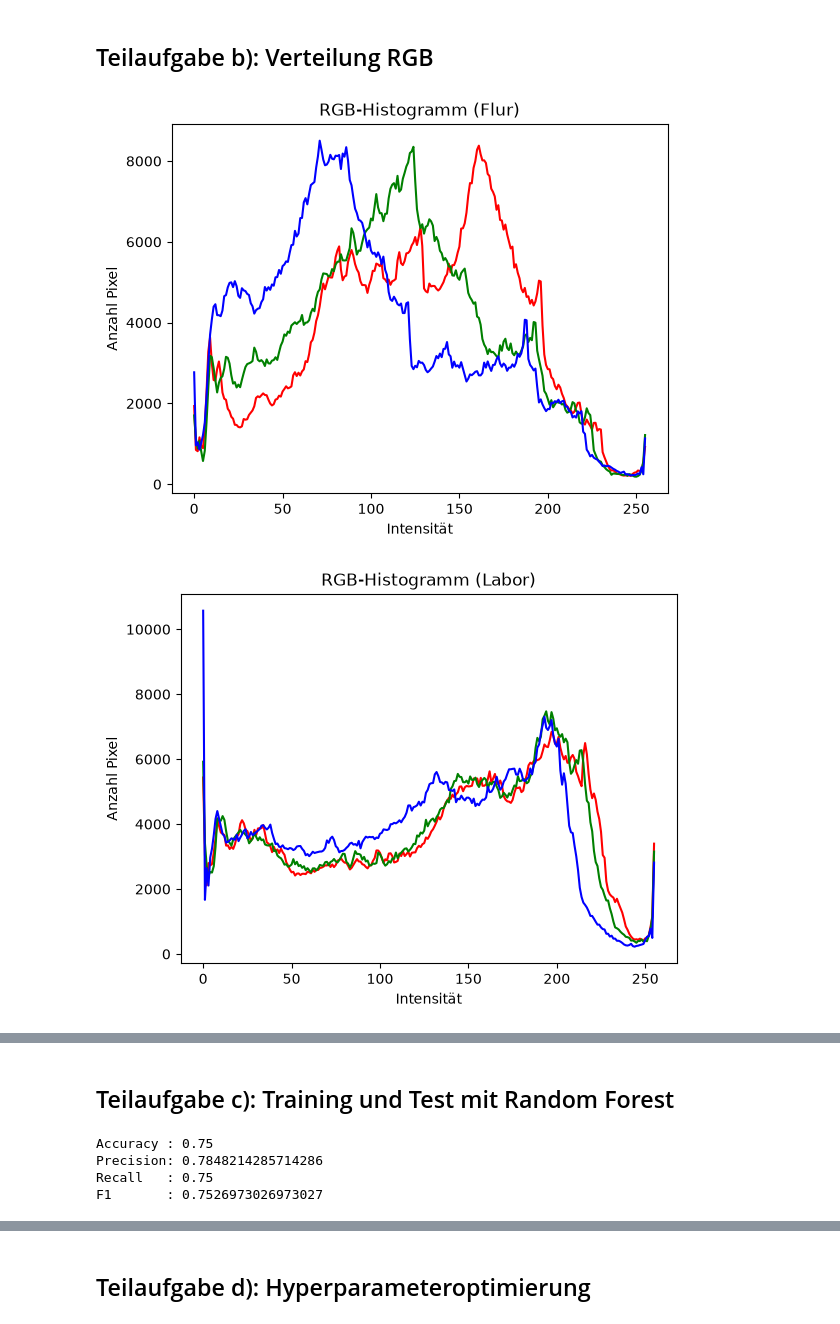
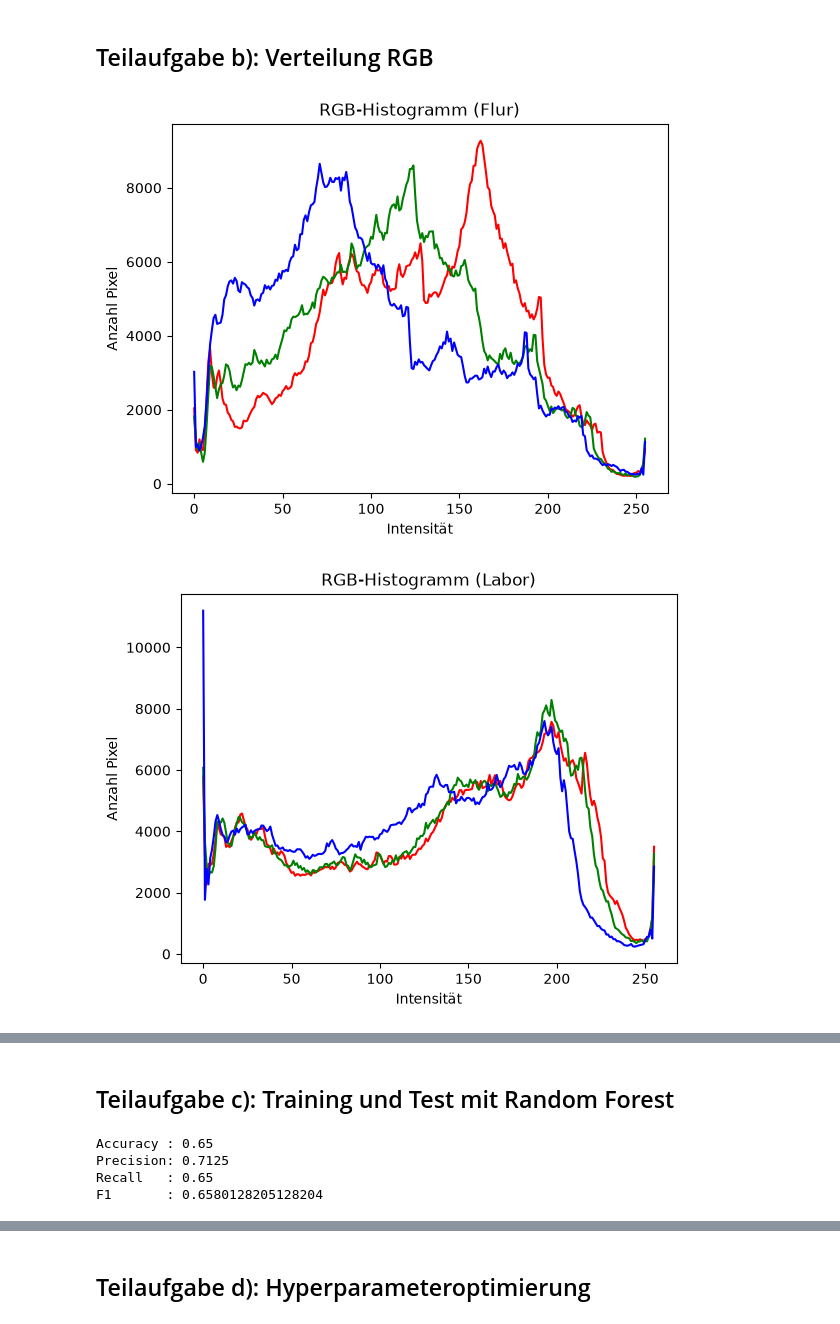
Before and after one commit to lassepunkt/KI-Programmieraufgabe, a Jupyter notebook: aufgabe2.ipynb, the cells around one changed output, grey strips where cells are left out. Saved outputs shown, nothing was run; the diff lists cells and outputs as text; code cells hidden in the pictures.

```diff
--- a/aufgabe2.ipynb
+++ b/aufgabe2.ipynb
@@ -6,46 +19,40 @@ Den Code immer nachvollziehbar kommentieren! Bitte beachtet, dass das Notebook v
 ## Teilaufgabe a): Trainings-und Testdatenset
 # %%
 rooms = ['Flur', 'Labor', 'Professorenbuero', 'Teekueche']
-training_path_list = [f'Bilder/{room}/{room}{n}.jpg' for room in rooms for n in range(1,20)]  # ["./pfad/zu/bildA.png","./pfad/zu/bildB.png",...]
-test_path_list = [f'Bilder/{room}/{room}{n}.jpg' for room in rooms for n in range(20,26)]  # ["./pfad/zu/bildC.png","./pfad/zu/bildD.png",...]
+training_path_list = [f'Bilder/{room}/{room}{n}.jpg' for room in rooms for n in range(1,21)]  # ["./pfad/zu/bildA.png","./pfad/zu/bildB.png",...] -- 20 Bilder je Klasse
+test_path_list = [f'Bilder/{room}/{room}{n}.jpg' for room in rooms for n in range(21,26)]  # ["./pfad/zu/bildC.png","./pfad/zu/bildD.png",...] -- 5 Bilder je Klasse
 # %% [markdown]
 ## Teilaufgabe b): Verteilung RGB
 # %%
-import numpy as np
-import matplotlib.pyplot as plt
-
 for room in rooms:
     r_ges = []
     g_ges = []
     b_ges = []
     for path in training_path_list:
         if path.split('/')[1] != room: continue
         img = plt.imread(path)
         r = img[:, :, 0]
         g = img[:, :, 1]
         b = img[:, :, 2]
         for k in range(len(r)):
-            r_ges.append(r[k])
+            r_ges.append(r[k]) # zählen Werte
         for k in range(len(g)):
             g_ges.append(g[k])
         for k in range(len(b)):
             b_ges.append(b[k])
 
-    hist_r, bins = np.histogram(r_ges, bins=256, range=(0, 256))
-    hist_g, _    = np.histogram(g_ges, bins=256, range=(0, 256))
-    hist_b, _    = np.histogram(b_ges, bins=256, range=(0, 256))
+    bins = 256
+    hist_r, bins = np.histogram(r_ges, bins=bins, range=(0, 256)) # erstellen Histogramm
+    hist_g, _    = np.histogram(g_ges, bins=bins, range=(0, 256))
+    hist_b, _    = np.histogram(b_ges, bins=bins, range=(0, 256))
 
-    # hist_r = [k/20 for k in hist_r]
-    # hist_g = [k/20 for k in hist_g]
-    # hist_b = [k/20 for k in hist_b]
-
-    plt.plot(hist_r, color="red")
+    plt.plot(hist_r, color="red") # Plotten Histogramm
     plt.plot(hist_g, color="green")
     plt.plot(hist_b, color="blue")
     plt.xlabel("Intensität")
     plt.ylabel("Anzahl Pixel")
     plt.title(f"RGB-Histogramm ({room})")
     plt.show()
 # %% [output]
-[figure, old version]
+[figure, new version]
-[figure, old version]
+[figure, new version]
@@ -90,18 +88,11 @@ y_pred = clf.predict(X_test)
 # %%
-from sklearn.metrics import (
-    accuracy_score,
-    precision_score,
-    recall_score,
-    f1_score
-)
-
 print("Accuracy :", accuracy_score(y_test, y_pred))
 print("Precision:", precision_score(y_test, y_pred, average="weighted"))
 print("Recall   :", recall_score(y_test, y_pred, average="weighted"))
 print("F1       :", f1_score(y_test, y_pred, average="weighted"))
 # %% [output]
-Accuracy : 0.75
-Precision: 0.7848214285714286
-Recall   : 0.75
-F1       : 0.7526973026973027
+Accuracy : 0.65
+Precision: 0.7125
+Recall   : 0.65
+F1       : 0.6580128205128204
 # %%
```
Also changed, not shown: parts of 14 cells of this notebook.
